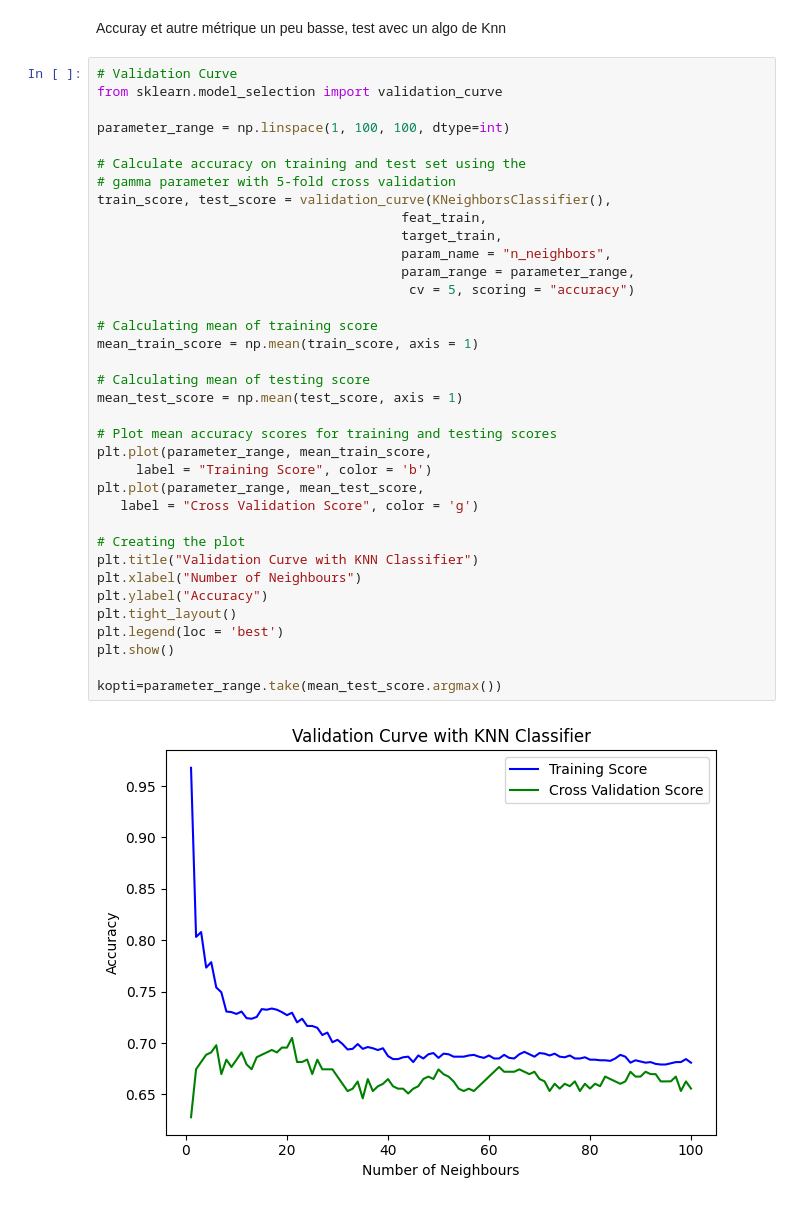
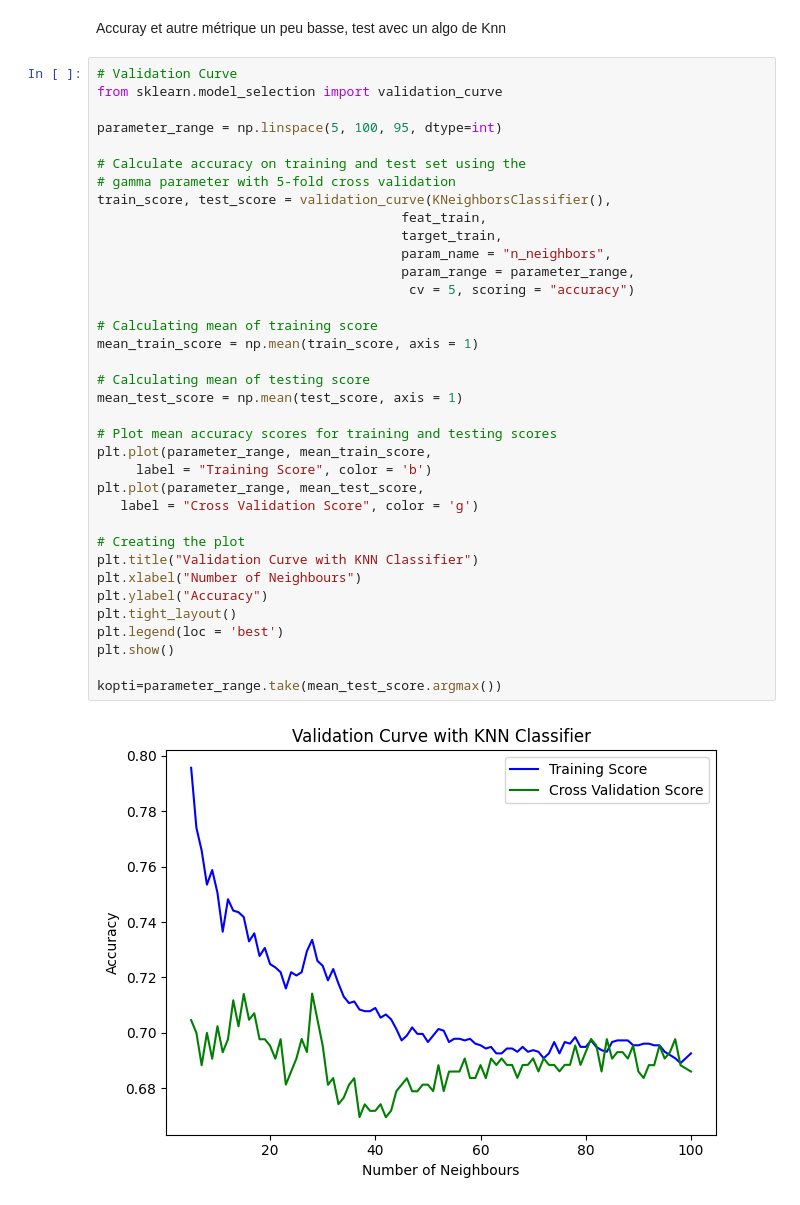
Before and after one commit to julienAboutard/Titanic-AI, a Jupyter notebook: Titanic.ipynb, the cells around one changed output. Drawn from its saved outputs; the diff is of its cells as text.

```diff
--- a/Titanic.ipynb
+++ b/Titanic.ipynb
@@ -181,40 +181,40 @@ Accuray et autre métrique un peu basse, test avec un algo de Knn
 # Validation Curve
 from sklearn.model_selection import validation_curve
 
-parameter_range = np.linspace(1, 100, 100, dtype=int)
+parameter_range = np.linspace(5, 100, 95, dtype=int)
 
 # Calculate accuracy on training and test set using the
 # gamma parameter with 5-fold cross validation
 train_score, test_score = validation_curve(KNeighborsClassifier(),
                                        feat_train,
                                        target_train,
                                        param_name = "n_neighbors",
                                        param_range = parameter_range,
                                         cv = 5, scoring = "accuracy")
 
 # Calculating mean of training score
 mean_train_score = np.mean(train_score, axis = 1)
 
 # Calculating mean of testing score
 mean_test_score = np.mean(test_score, axis = 1)
 
 # Plot mean accuracy scores for training and testing scores
 plt.plot(parameter_range, mean_train_score,
      label = "Training Score", color = 'b')
 plt.plot(parameter_range, mean_test_score,
    label = "Cross Validation Score", color = 'g')
 
 # Creating the plot
 plt.title("Validation Curve with KNN Classifier")
 plt.xlabel("Number of Neighbours")
 plt.ylabel("Accuracy")
 plt.tight_layout()
 plt.legend(loc = 'best')
 plt.show()
 
 kopti=parameter_range.take(mean_test_score.argmax())
 # %% [output]
-[figure, old version]
+[figure, new version]
 # %%
 #scoring="neg_root_mean_squared_error"
 train_sizes, train_scores, test_scores = learning_curve(
```
Also changed, not shown: parts of 3 cells of this notebook, 1 other file.
